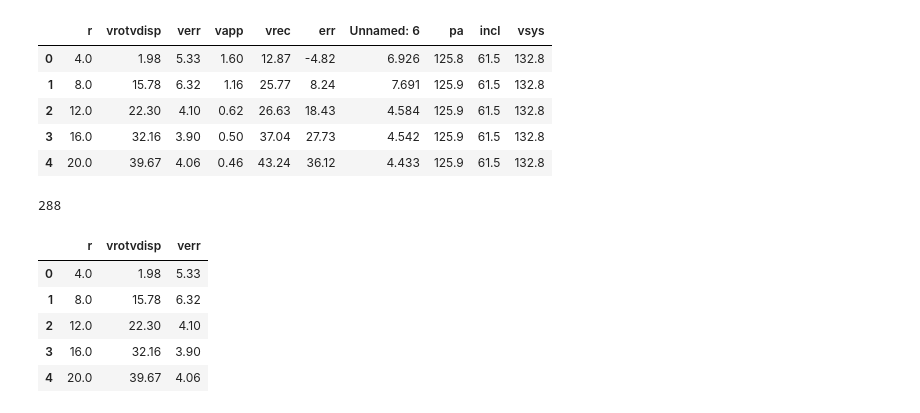
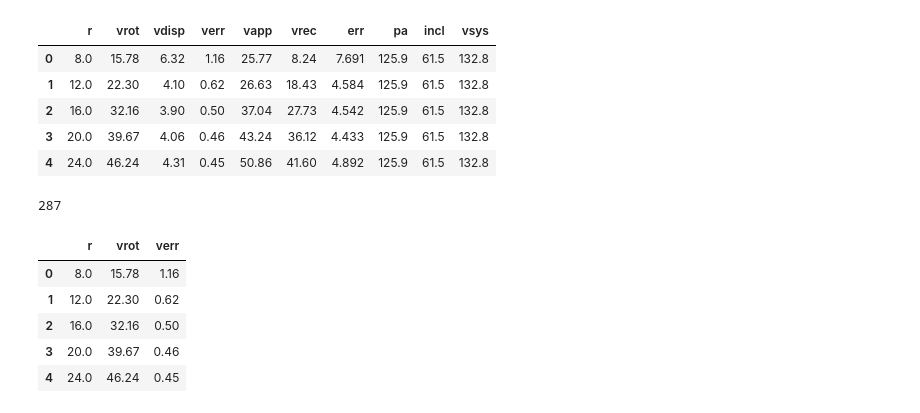
Before and after one commit to igomezv/Reconstructing-RC-with-ANN, a Jupyter notebook: RC_neural_model.ipynb, the cells around one changed output. Drawn from its saved outputs; the diff is of its cells as text; code cells hidden in the pictures.

Commit message:
fix header of the dataframe

```diff
--- a/RC_neural_model.ipynb
+++ b/RC_neural_model.ipynb
@@ -22,30 +22,33 @@ from sklearn.metrics import mean_squared_error
 from astroNN.nn.layers import MCDropout
 # %%
 data_folder = 'data/'
-df = pd.read_csv(data_folder+'NGC2403.curve.02', skiprows=0, sep=' ')
+
+df = pd.read_csv(data_folder+'NGC2403.curve.02', skiprows=1, sep=' ')
+df.columns =['r', 'vrot', 'vdisp', 'verr', 'vapp', 'vrec', 'err', 'pa',
+             'incl','vsys']
 N = len(df.values)
 df.head()
 # %% [output]
-|  | r | vrotvdisp | verr | vapp | vrec | err | Unnamed: 6 | pa | incl | vsys |
-| 0 | 4.0 | 1.98 | 5.33 | 1.60 | 12.87 | -4.82 | 6.926 | 125.8 | 61.5 | 132.8 |
-| 1 | 8.0 | 15.78 | 6.32 | 1.16 | 25.77 | 8.24 | 7.691 | 125.9 | 61.5 | 132.8 |
-| 2 | 12.0 | 22.30 | 4.10 | 0.62 | 26.63 | 18.43 | 4.584 | 125.9 | 61.5 | 132.8 |
-| 3 | 16.0 | 32.16 | 3.90 | 0.50 | 37.04 | 27.73 | 4.542 | 125.9 | 61.5 | 132.8 |
-| 4 | 20.0 | 39.67 | 4.06 | 0.46 | 43.24 | 36.12 | 4.433 | 125.9 | 61.5 | 132.8 |
+|  | r | vrot | vdisp | verr | vapp | vrec | err | pa | incl | vsys |
+| 0 | 8.0 | 15.78 | 6.32 | 1.16 | 25.77 | 8.24 | 7.691 | 125.9 | 61.5 | 132.8 |
+| 1 | 12.0 | 22.30 | 4.10 | 0.62 | 26.63 | 18.43 | 4.584 | 125.9 | 61.5 | 132.8 |
+| 2 | 16.0 | 32.16 | 3.90 | 0.50 | 37.04 | 27.73 | 4.542 | 125.9 | 61.5 | 132.8 |
+| 3 | 20.0 | 39.67 | 4.06 | 0.46 | 43.24 | 36.12 | 4.433 | 125.9 | 61.5 | 132.8 |
+| 4 | 24.0 | 46.24 | 4.31 | 0.45 | 50.86 | 41.60 | 4.892 | 125.9 | 61.5 | 132.8 |
 # %%
 N
 # %% [output]
-288
+287
 # %%
-df = df[['r', 'vrotvdisp', 'verr']]
+df = df[['r', 'vrot', 'verr']]
 df.head()
 # %% [output]
-|  | r | vrotvdisp | verr |
-| 0 | 4.0 | 1.98 | 5.33 |
-| 1 | 8.0 | 15.78 | 6.32 |
-| 2 | 12.0 | 22.30 | 4.10 |
-| 3 | 16.0 | 32.16 | 3.90 |
-| 4 | 20.0 | 39.67 | 4.06 |
+|  | r | vrot | verr |
+| 0 | 8.0 | 15.78 | 1.16 |
+| 1 | 12.0 | 22.30 | 0.62 |
+| 2 | 16.0 | 32.16 | 0.50 |
+| 3 | 20.0 | 39.67 | 0.46 |
+| 4 | 24.0 | 46.24 | 0.45 |
 # %%
 np.min(df['r'].values), np.max(df['r'].values)
 # %% [output]
```
Also changed, not shown: parts of 9 cells of this notebook.
